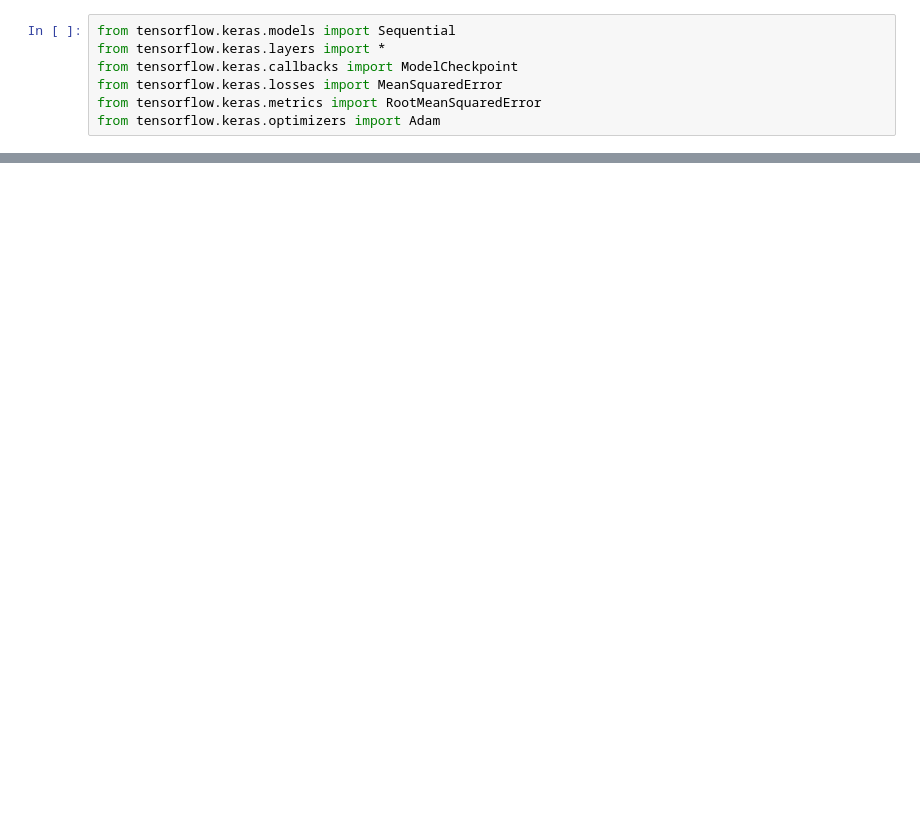
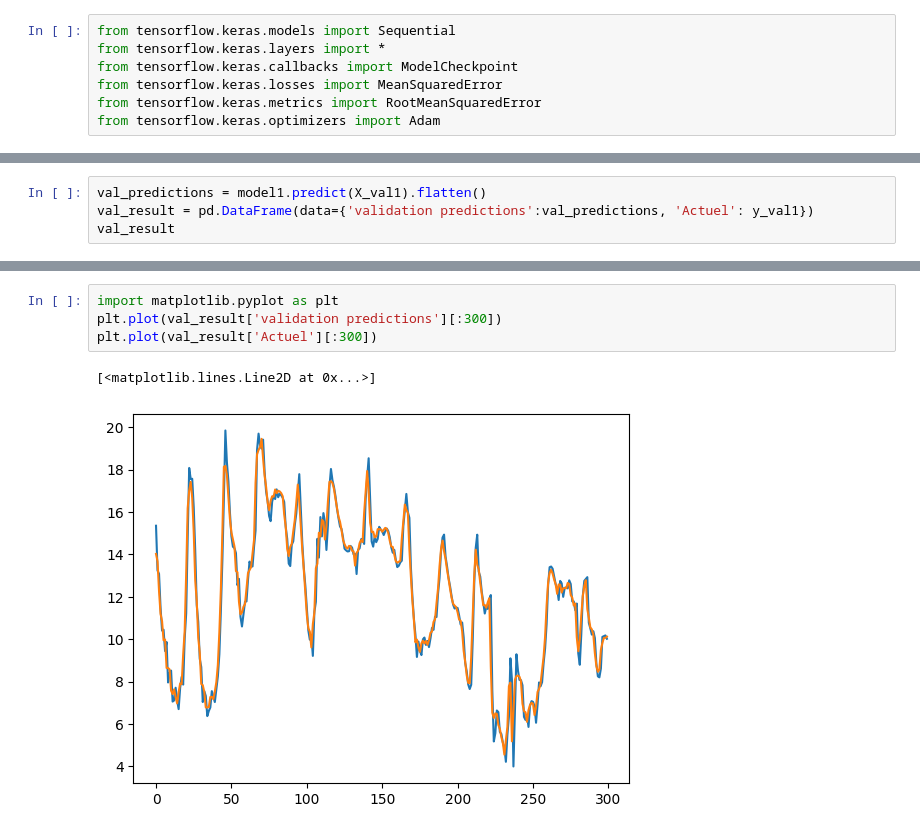
Before and after one commit to Ivey00/Time_series_forcasting, a Jupyter notebook: Testing_LSTM_with_TEMP_DF.ipynb, the cells around one changed output, grey strips where cells are left out. Drawn from its saved outputs; the diff is of its cells as text; blank space fills up the shorter version.

```diff
--- a/Testing_LSTM_with_TEMP_DF.ipynb
+++ b/Testing_LSTM_with_TEMP_DF.ipynb
@@ -176,0 +269,4 @@ Model: "sequential_1"
+# %%
+val_predictions = model1.predict(X_val1).flatten()
+val_result = pd.DataFrame(data={'validation predictions':val_predictions, 'Actuel': y_val1})
+val_result
@@ -176,0 +288,7 @@ Model: "sequential_1"
+# %%
+import matplotlib.pyplot as plt
+plt.plot(val_result['validation predictions'][:300])
+plt.plot(val_result['Actuel'][:300])
+# %% [output]
+[<matplotlib.lines.Line2D at 0x...>]
+[figure, added]
```
Also changed, not shown: parts of 20 cells of this notebook.
